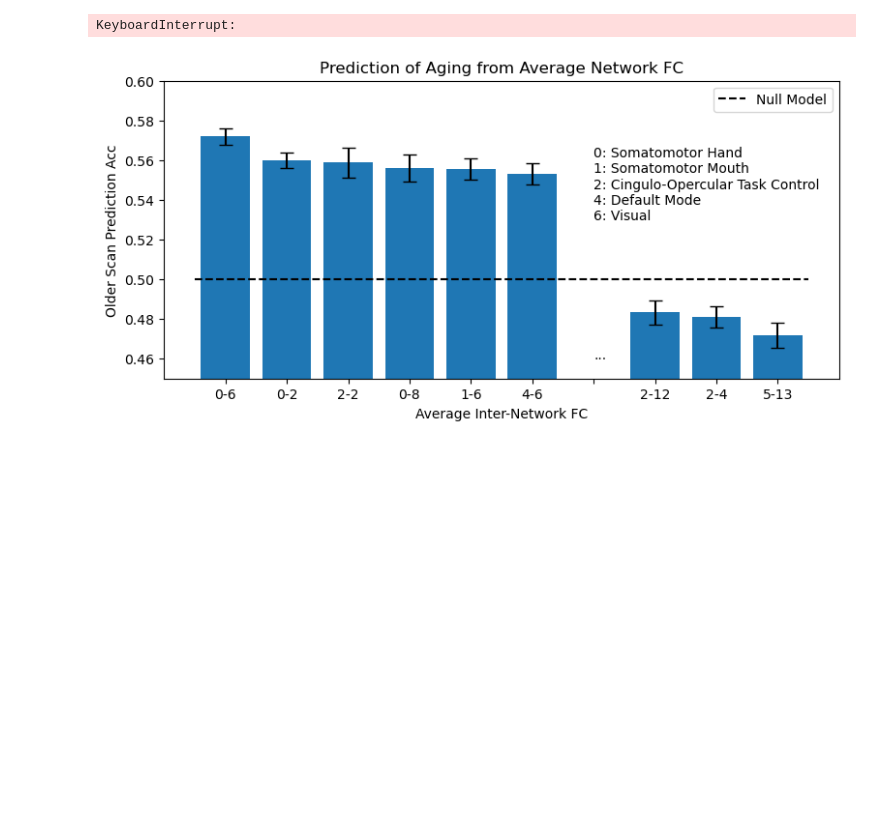
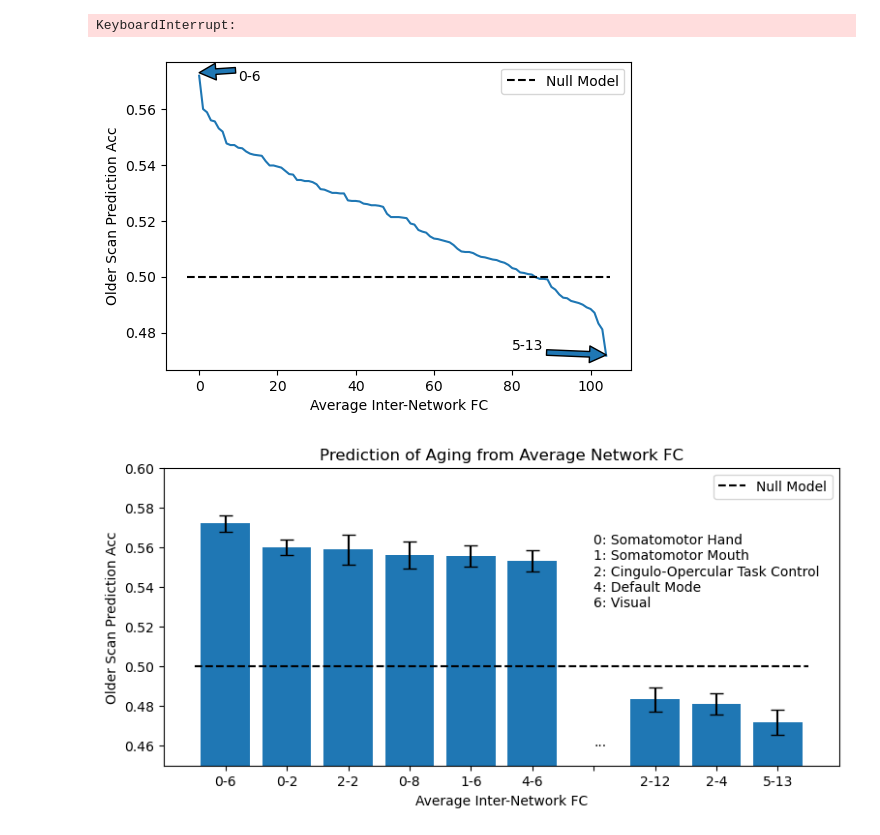
Before and after one commit to aorliche/PNC, a Jupyter notebook: UKB/UKB15LongitudinalAgeOcclusion.ipynb, the cells around one changed output. Saved outputs shown, nothing was run; the diff lists cells and outputs as text; code cells hidden in the pictures; blank space fills up the shorter version.

Commit message:
Birds eye 0-6 figure

```diff
--- a/UKB/UKB15LongitudinalAgeOcclusion.ipynb
+++ b/UKB/UKB15LongitudinalAgeOcclusion.ipynb
@@ -231,6 +231,31 @@ for net1 in range(0,len(bounds)-1):
 0 4 0.7015384615384614 0.022040844279837546 0.11582670203359853
 0 5 0.5938461538461538 0.01832077748279162 0.6256410256410253
 KeyboardInterrupt:
+# %%
+# Read networks file
+
+import numpy as np
+import matplotlib.pyplot as plt
+
+fname = '/home/anton/Documents/Tulane/Research/Work/UKB/long_networks_avg.csv'
+
+data = np.genfromtxt(fname, delimiter=' ')
+idcs = np.argsort(data[:,2])[::-1]
+
+fig,ax = plt.subplots(1,1,figsize=(6,4))
+
+ax.plot(data[idcs,2])
+ax.plot([-3,105],[0.5,0.5],label='Null Model',linestyle='--',color='black')
+# ax.set_ylim([0.45,0.6])
+ax.legend()
+ax.set_ylabel('Older Scan Prediction Acc')
+ax.set_xlabel('Average Inter-Network FC')
+ax.annotate('0-6',(0,.573),(10,0.57),arrowprops={})
+ax.annotate('5-13',(104,.472),(80,0.474),arrowprops={})
+fig.show()
+fig.savefig('/home/anton/Documents/Tulane/Research/Work/UKB/long_fig4.pdf')
+# %% [output]
+[figure, added]
 # %%
 # Read networks file
 
```
